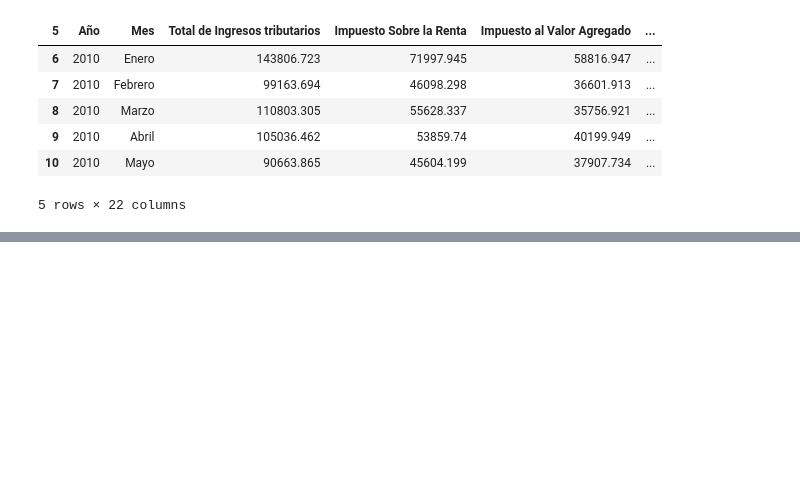
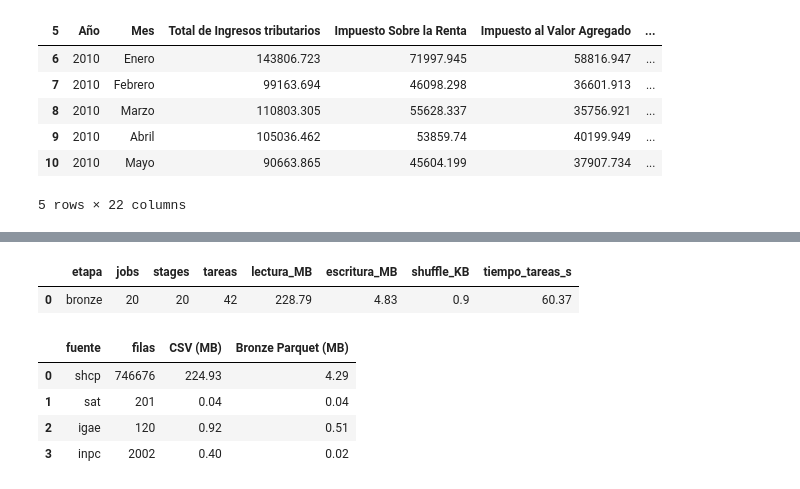
Before and after one commit to lunatix/Integrador-PGBD-26A, a Jupyter notebook: notebooks/01_ingesta.ipynb, the cells around one changed output, grey strips where cells are left out. Cells and saved outputs as stored; diff of their text form; code cells hidden in the pictures; blank space fills up the shorter version.

```diff
--- a/notebooks/01_ingesta.ipynb
+++ b/notebooks/01_ingesta.ipynb
@@ -284,0 +233,16 @@ Integrador-PGBD-26A/
+# %%
+filas_bronze = capa_bronze(spark)   # escribe data/bronze y valida que cada fuente tenga filas y columnas clave
+m_bronze = metricas(spark, "bronze")   # se captura de inmediato: las celdas siguientes lanzan más jobs
+display(pd.DataFrame([m_bronze]))
+pd.DataFrame(
+    [(n, filas_bronze[n], round(tamano_mb(r), 2), round(tamano_mb(BRONZE_DIR / n), 2)) for n, r in resolve_raw_paths().items()],
+    columns=["fuente", "filas", "CSV (MB)", "Bronze Parquet (MB)"],
+)
+# %% [output]
+|  | etapa | jobs | stages | tareas | lectura_MB | escritura_MB | shuffle_KB | tiempo_tareas_s |
+| 0 | bronze | 20 | 20 | 42 | 228.79 | 4.83 | 0.9 | 60.37 |
+|  | fuente | filas | CSV (MB) | Bronze Parquet (MB) |
+| 0 | shcp | 746676 | 224.93 | 4.29 |
+| 1 | sat | 201 | 0.04 | 0.04 |
+| 2 | igae | 120 | 0.92 | 0.51 |
+| 3 | inpc | 2002 | 0.40 | 0.02 |
```
Also changed, not shown: parts of 29 cells of this notebook.
